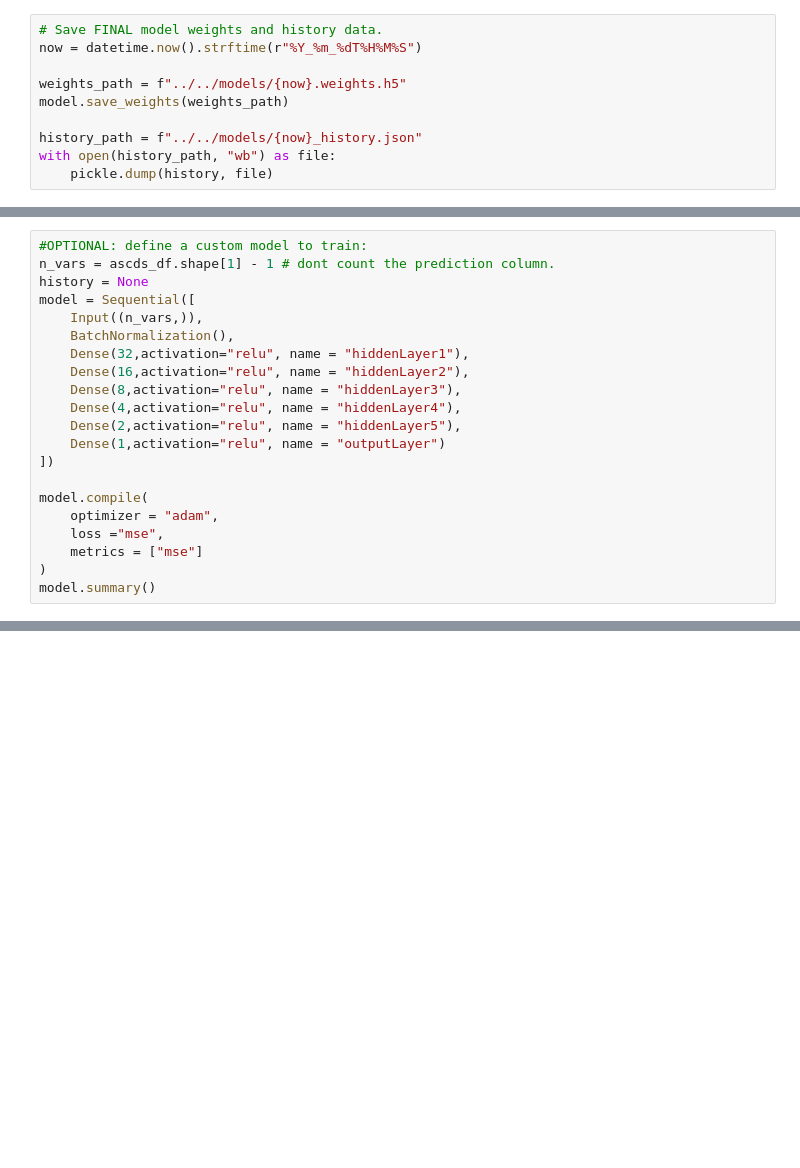
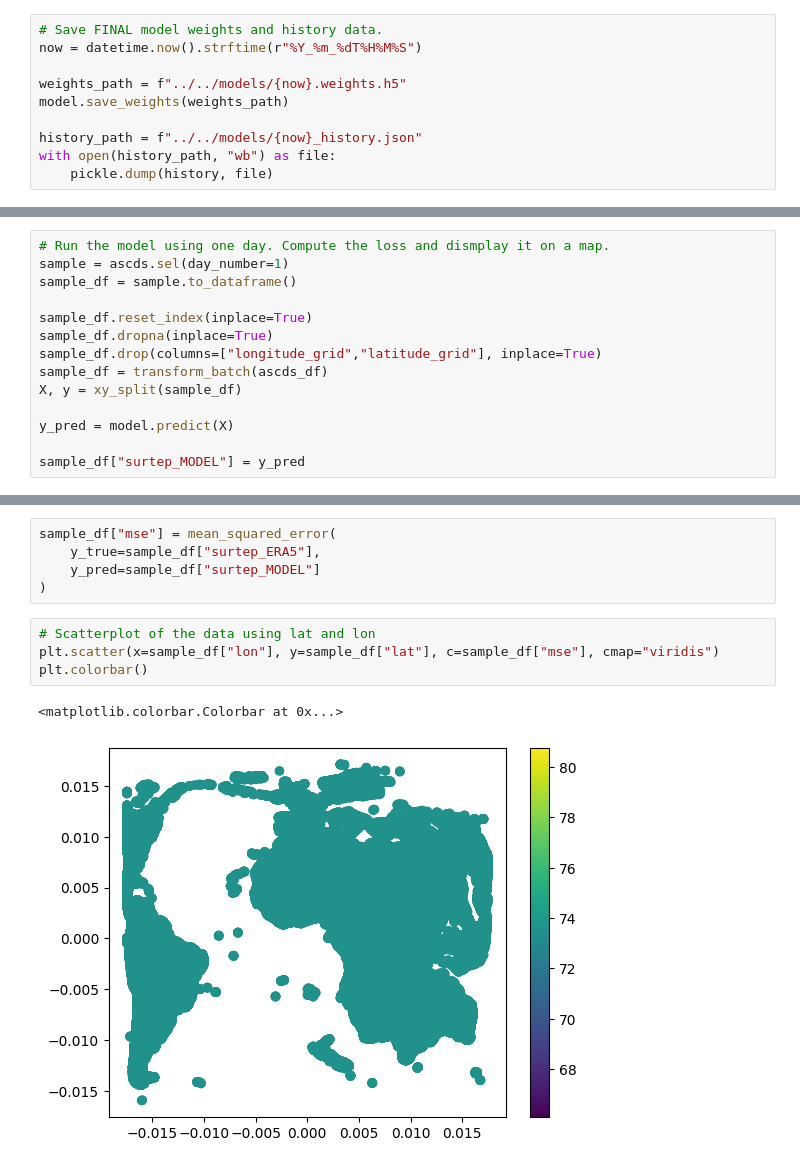
Before and after one commit to AndresTerrer/PMW_LST, a Jupyter notebook: notebooks/working_examples/Windsat_training.ipynb, the cells around one changed output, grey strips where cells are left out. Drawn from its saved outputs; the diff is of its cells as text; blank space fills up the shorter version.

```diff
--- a/notebooks/working_examples/Windsat_training.ipynb
+++ b/notebooks/working_examples/Windsat_training.ipynb
@@ -607,21 +220,0 @@ ascds_df
-# %%
-#OPTIONAL: define a custom model to train:
-n_vars = ascds_df.shape[1] - 1 # dont count the prediction column.
-history = None
-model = Sequential([
-    Input((n_vars,)),
-    BatchNormalization(),
-    Dense(32,activation="relu", name = "hiddenLayer1"),
-    Dense(16,activation="relu", name = "hiddenLayer2"),
-    Dense(8,activation="relu", name = "hiddenLayer3"),
-    Dense(4,activation="relu", name = "hiddenLayer4"),
-    Dense(2,activation="relu", name = "hiddenLayer5"),
-    Dense(1,activation="relu", name = "outputLayer")
-])
-
-model.compile(
-    optimizer = "adam",
-    loss ="mse",
-    metrics = ["mse"]
-)
-model.summary()
@@ -693,0 +221,14 @@ plot_history(history)
+# %%
+# Run the model using one day. Compute the loss and dismplay it on a map.
+sample = ascds.sel(day_number=1)
+sample_df = sample.to_dataframe()
+
+sample_df.reset_index(inplace=True)
+sample_df.dropna(inplace=True)
+sample_df.drop(columns=["longitude_grid","latitude_grid"], inplace=True)
+sample_df = transform_batch(ascds_df)
+X, y = xy_split(sample_df)
+
+y_pred = model.predict(X)
+
+sample_df["surtep_MODEL"] = y_pred
@@ -693,0 +237,12 @@ plot_history(history)
+# %%
+sample_df["mse"] = mean_squared_error(
+    y_true=sample_df["surtep_ERA5"],
+    y_pred=sample_df["surtep_MODEL"]
+)
+# %%
+# Scatterplot of the data using lat and lon
+plt.scatter(x=sample_df["lon"], y=sample_df["lat"], c=sample_df["mse"], cmap="viridis")
+plt.colorbar()
+# %% [output]
+<matplotlib.colorbar.Colorbar at 0x...>
+[figure, added]
```
Also changed, not shown: parts of 40 cells of this notebook, 1 other file.
